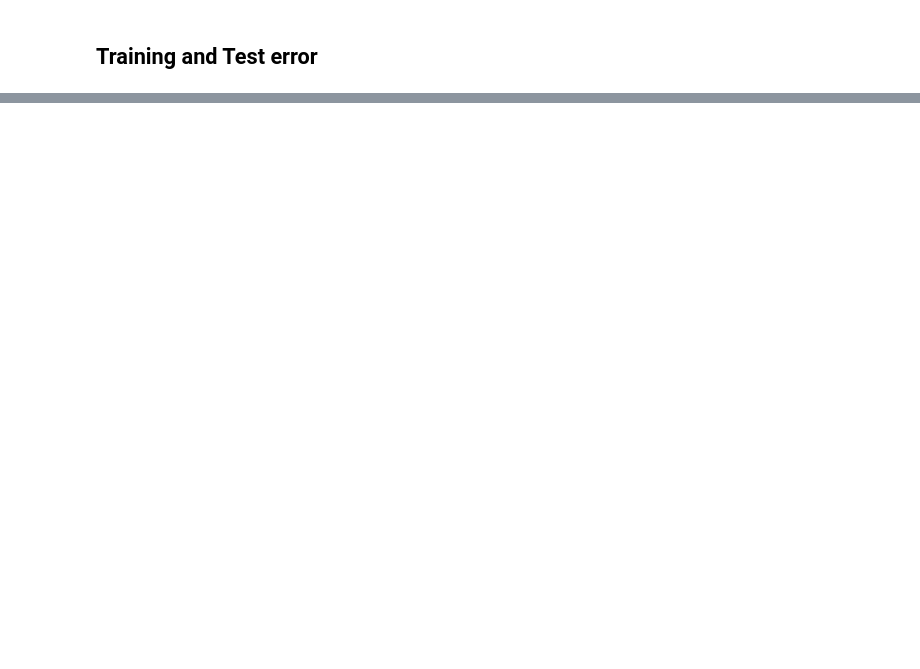
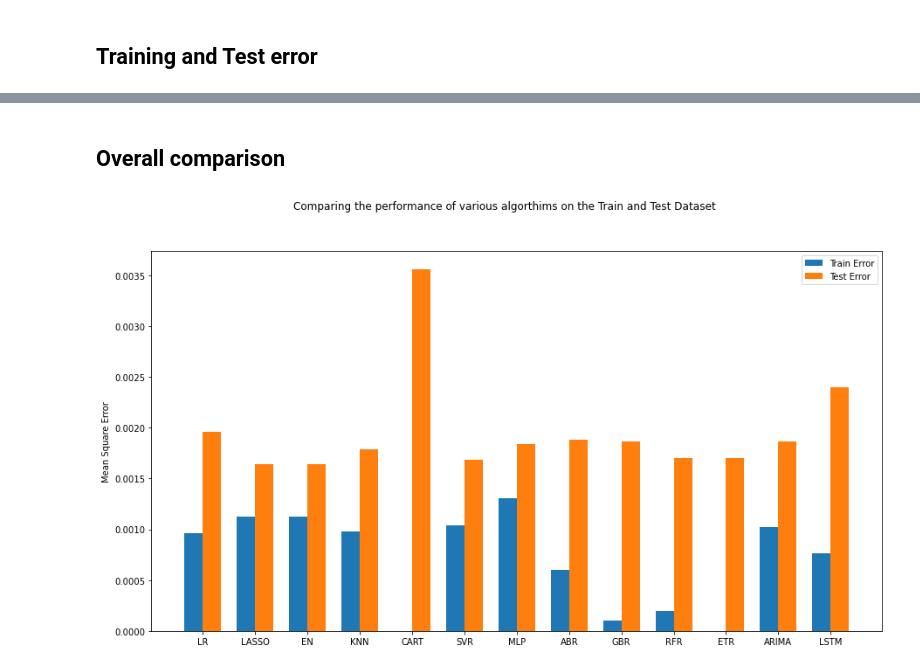
Before and after one commit to ethan-eplee/Stock-Price-Prediction, a Jupyter notebook: Stock Price Prediction.ipynb, the cells around one changed output, grey strips where cells are left out. Cells and saved outputs as stored; diff of their text form; code cells hidden in the pictures; blank space fills up the shorter version.

```diff
--- a/Stock Price Prediction.ipynb
+++ b/Stock Price Prediction.ipynb
@@ -398,0 +468,4 @@ plt.show()
+# %%
+error_Training_LSTM = mean_squared_error(y_train_LSTM, LSTMModel.predict(X_train_LSTM))
+predicted = LSTMModel.predict(X_test_LSTM)
+error_Test_LSTM = mean_squared_error(y_test,predicted)
@@ -398,0 +475,31 @@ plt.show()
+# %%
+# append to previous results
+test_results.append(error_Test_ARIMA)
+test_results.append(error_Test_LSTM)
+
+train_results.append(error_Training_ARIMA)
+train_results.append(error_Training_LSTM)
+
+names.append("ARIMA")
+names.append("LSTM")
+# %% [markdown]
+## Overall comparison
+# %%
+# compare algorithms
+fig = plt.figure()
+
+ind = np.arange(len(names))  # the x locations for the groups
+width = 0.35  # the width of the bars
+
+fig.suptitle('Comparing the performance of various algorthims on the Train and Test Dataset')
+ax = fig.add_subplot(111)
+plt.bar(ind - width/2, train_results,  width=width, label='Train Error')
+plt.bar(ind + width/2, test_results, width=width, label='Test Error')
+fig.set_size_inches(15,8)
+plt.legend()
+ax.set_xticks(ind)
+ax.set_xticklabels(names)
+plt.ylabel('Mean Square Error')
+plt.show()
+# %% [output]
+[figure, added]
```
Also changed, not shown: parts of 24 cells of this notebook.
